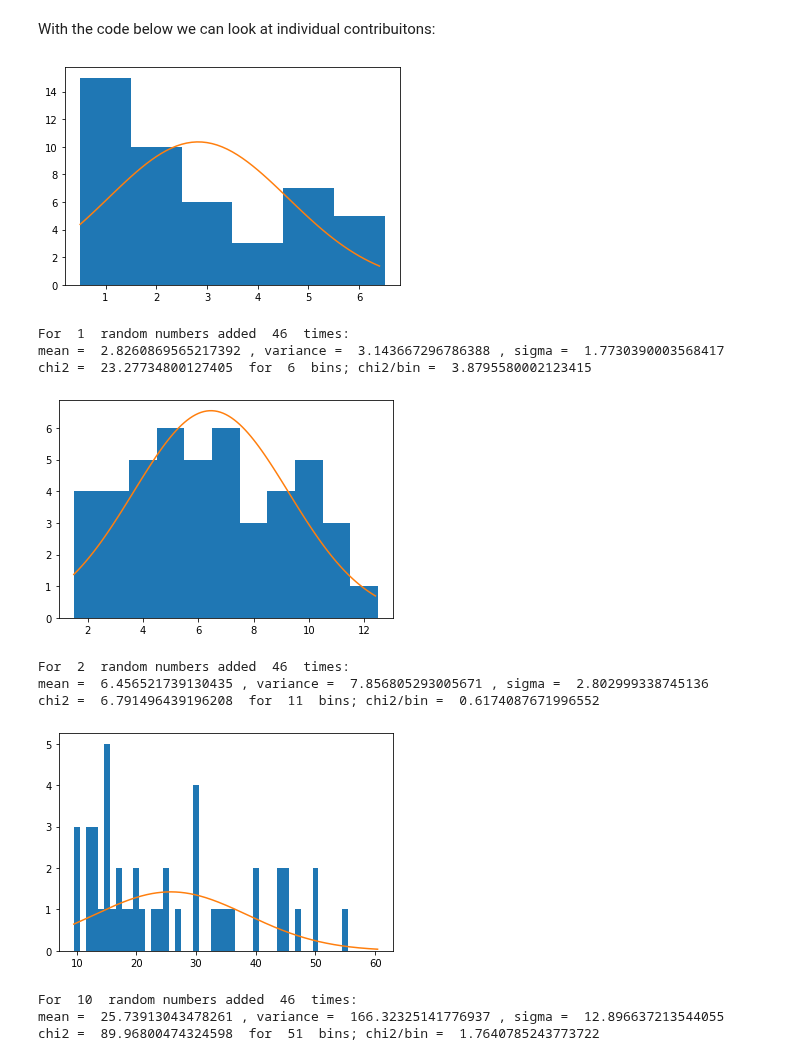
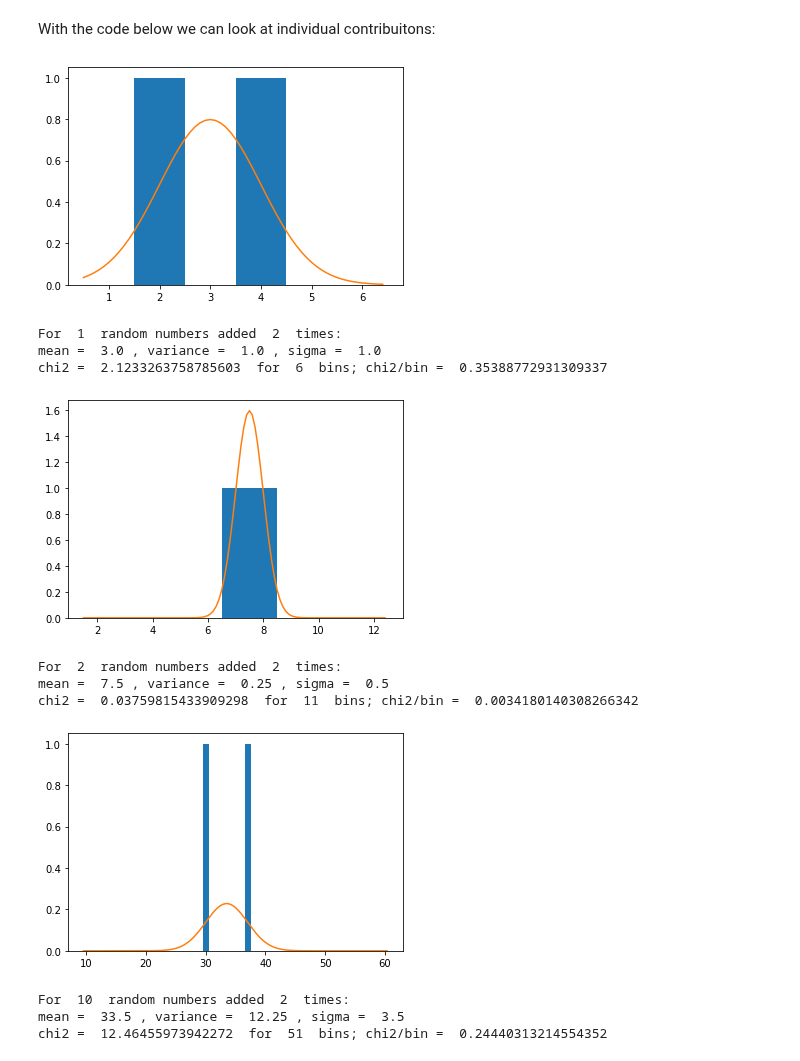
Before and after one commit to JonasRademacker/JupyterNotebooksForTeachingMath, a Jupyter notebook: CentralLimitTheoremWithRealDice.ipynb, the cells around one changed output. Drawn from its saved outputs; the diff is of its cells as text; code cells hidden in the pictures.

```diff
--- a/CentralLimitTheoremWithRealDice.ipynb
+++ b/CentralLimitTheoremWithRealDice.ipynb
@@ -157,17 +164,17 @@ def NamedDice(name, dataframe, chi2=0):
     doAll(twoDiceRandomName,   2, showGauss=1, chi2=chi2)
     doAll(tenDiceRandomName,   10, showGauss=1, chi2=chi2)
 # %%
-NamedDice("Iqra", df, chi2=1)
+NamedDice("Jonas", df, chi2=1)
 # %% [output]
-[figure, old version]
+[figure, new version]
-For  1  random numbers added  46  times:
-mean =  2.8260869565217392 , variance =  3.143667296786388 , sigma =  1.7730390003568417
-chi2 =  23.27734800127405  for  6  bins; chi2/bin =  3.8795580002123415
+For  1  random numbers added  2  times:
+mean =  3.0 , variance =  1.0 , sigma =  1.0
+chi2 =  2.1233263758785603  for  6  bins; chi2/bin =  0.35388772931309337
-[figure, old version]
+[figure, new version]
-For  2  random numbers added  46  times:
-mean =  6.456521739130435 , variance =  7.856805293005671 , sigma =  2.802999338745136
-chi2 =  6.791496439196208  for  11  bins; chi2/bin =  0.6174087671996552
+For  2  random numbers added  2  times:
+mean =  7.5 , variance =  0.25 , sigma =  0.5
+chi2 =  0.03759815433909298  for  11  bins; chi2/bin =  0.0034180140308266342
-[figure, old version]
+[figure, new version]
-For  10  random numbers added  46  times:
-mean =  25.73913043478261 , variance =  166.32325141776937 , sigma =  12.896637213544055
-chi2 =  89.96800474324598  for  51  bins; chi2/bin =  1.7640785243773722
+For  10  random numbers added  2  times:
+mean =  33.5 , variance =  12.25 , sigma =  3.5
+chi2 =  12.46455973942272  for  51  bins; chi2/bin =  0.24440313214554352
```
Also changed, not shown: parts of 6 cells of this notebook.
